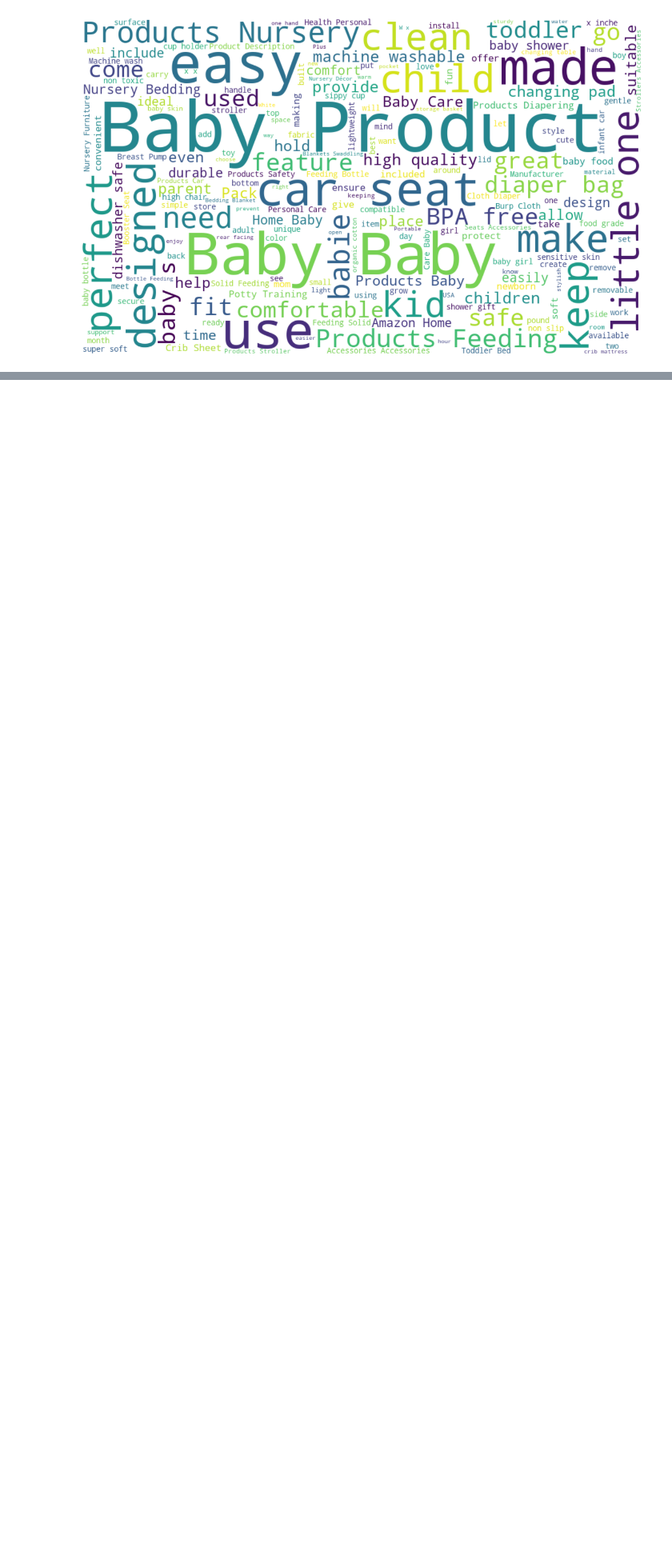
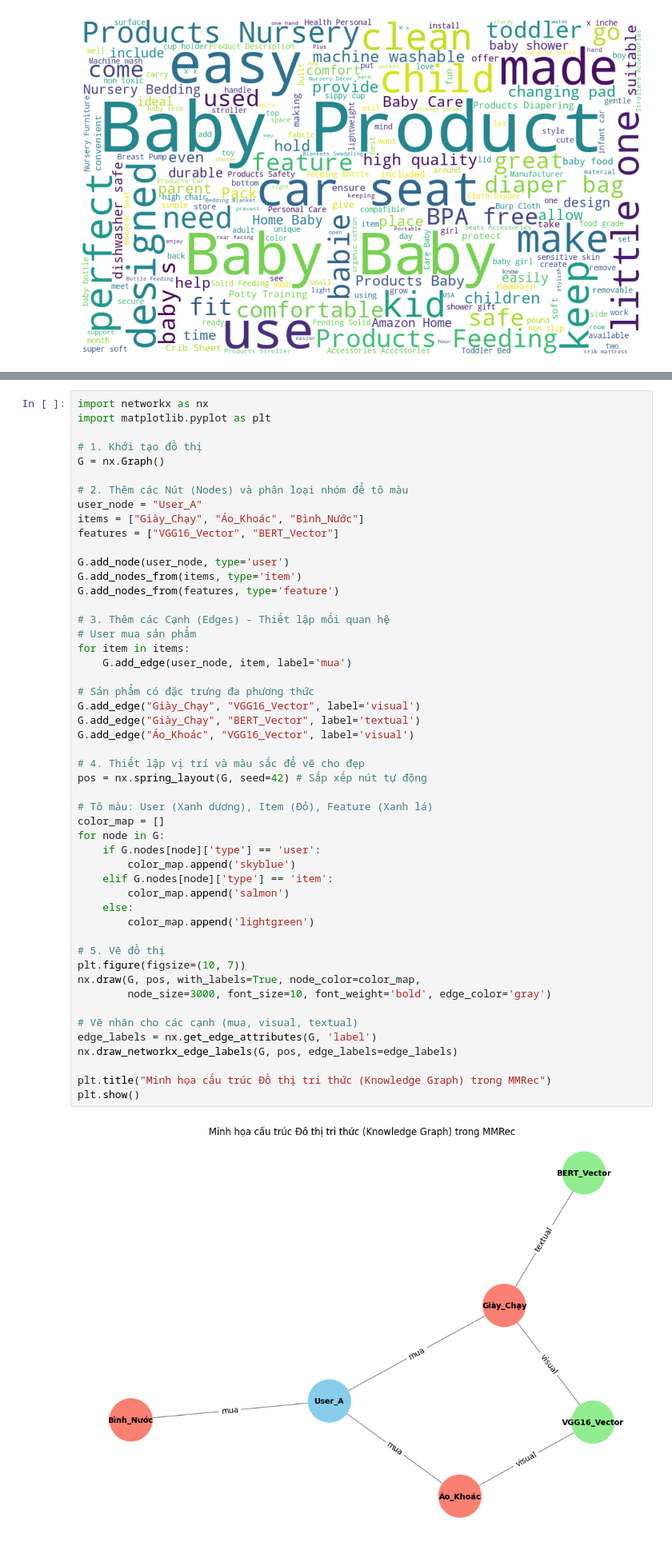
Before and after one commit to ThanhB18059162022/MMRec, a Jupyter notebook: preprocessing_v2/text/preprocess.ipynb, the cells around one changed output, grey strips where cells are left out. Shown at 80% size. Saved outputs shown, nothing was run; the diff lists cells and outputs as text; blank space fills up the shorter version.

Commit message:
thêm vẽ graph

```diff
--- a/preprocessing_v2/text/preprocess.ipynb
+++ b/preprocessing_v2/text/preprocess.ipynb
@@ -615,0 +625,52 @@ plt.show()
+# %%
+import networkx as nx
+import matplotlib.pyplot as plt
+
+# 1. Khởi tạo đồ thị
+G = nx.Graph()
+
+# 2. Thêm các Nút (Nodes) và phân loại nhóm để tô màu
+user_node = "User_A"
+items = ["Giày_Chạy", "Áo_Khoác", "Bình_Nước"]
+features = ["VGG16_Vector", "BERT_Vector"]
+
+G.add_node(user_node, type='user')
+G.add_nodes_from(items, type='item')
+G.add_nodes_from(features, type='feature')
+
+# 3. Thêm các Cạnh (Edges) - Thiết lập mối quan hệ
+# User mua sản phẩm
+for item in items:
+    G.add_edge(user_node, item, label='mua')
+
+# Sản phẩm có đặc trưng đa phương thức
+G.add_edge("Giày_Chạy", "VGG16_Vector", label='visual')
+G.add_edge("Giày_Chạy", "BERT_Vector", label='textual')
+G.add_edge("Áo_Khoác", "VGG16_Vector", label='visual')
+
+# 4. Thiết lập vị trí và màu sắc để vẽ cho đẹp
+pos = nx.spring_layout(G, seed=42) # Sắp xếp nút tự động
+
+# Tô màu: User (Xanh dương), Item (Đỏ), Feature (Xanh lá)
+color_map = []
+for node in G:
+    if G.nodes[node]['type'] == 'user':
+        color_map.append('skyblue')
+    elif G.nodes[node]['type'] == 'item':
+        color_map.append('salmon')
+    else:
+        color_map.append('lightgreen')
+
+# 5. Vẽ đồ thị
+plt.figure(figsize=(10, 7))
+nx.draw(G, pos, with_labels=True, node_color=color_map,
+        node_size=3000, font_size=10, font_weight='bold', edge_color='gray')
+
+# Vẽ nhãn cho các cạnh (mua, visual, textual)
+edge_labels = nx.get_edge_attributes(G, 'label')
+nx.draw_networkx_edge_labels(G, pos, edge_labels=edge_labels)
+
+plt.title("Minh họa cấu trúc Đồ thị tri thức (Knowledge Graph) trong MMRec")
+plt.show()
+# %% [output]
+[figure, added]
```
Also changed, not shown: parts of 13 cells of this notebook.
